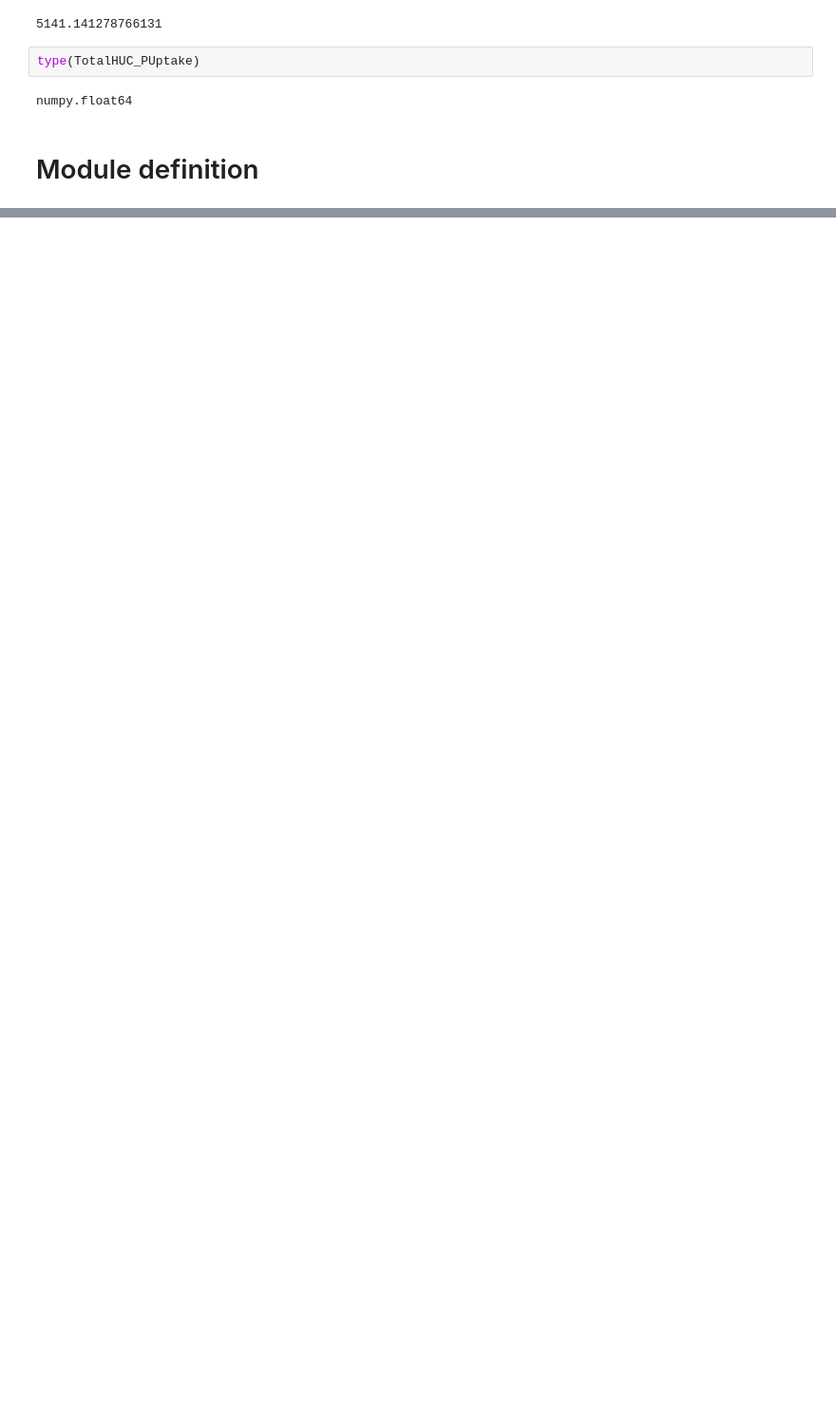
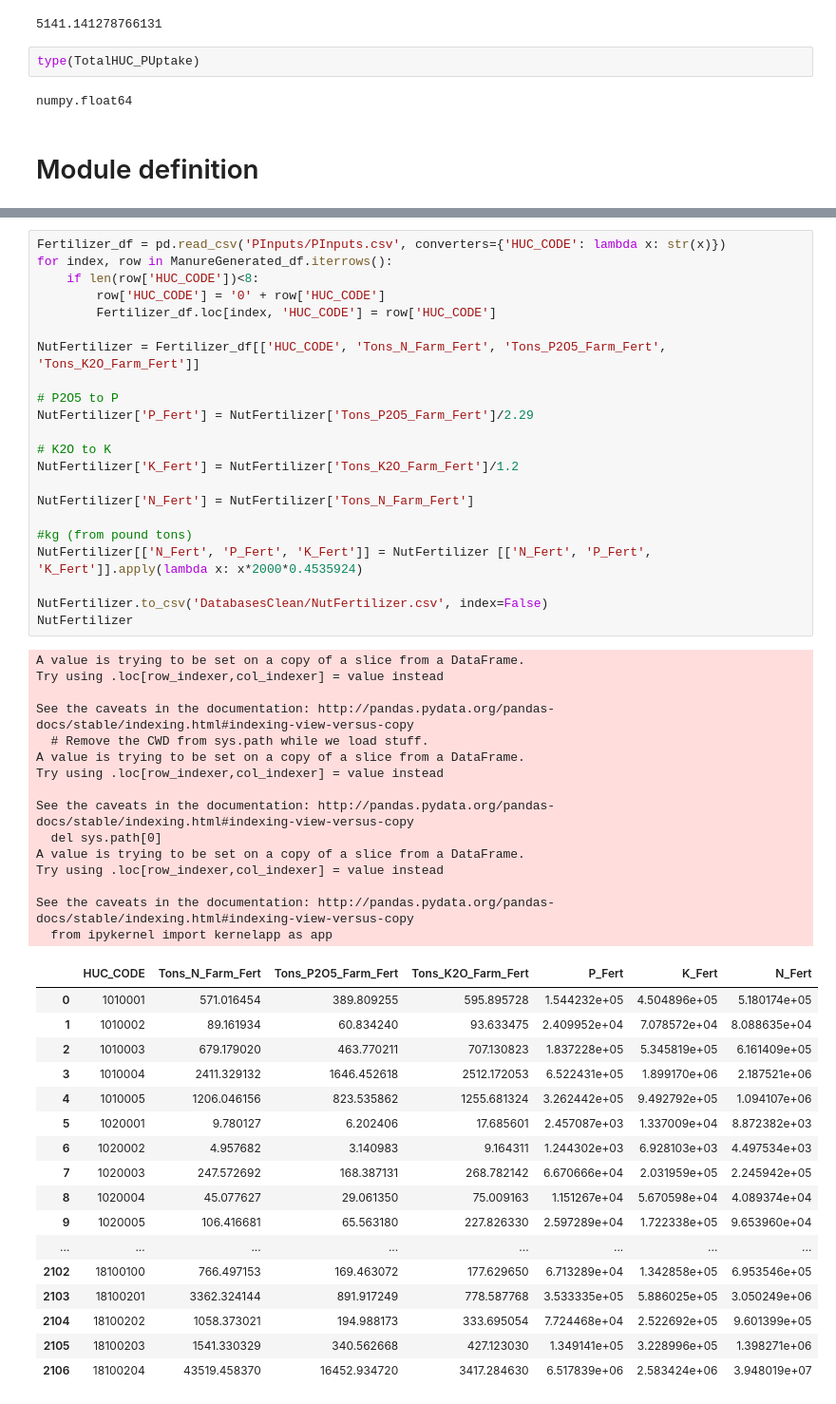
Before and after one commit to emartinher-PSEM3/Ceres, a Jupyter notebook: cereslibrary/TES/TES.ipynb, the cells around one changed output, grey strips where cells are left out. Shown at 95% size. Cells and saved outputs as stored; diff of their text form; blank space fills up the shorter version.

```diff
--- a/cereslibrary/TES/TES.ipynb
+++ b/cereslibrary/TES/TES.ipynb
@@ -965,0 +1192,55 @@ geopandas.GeoDataFrame.from_file('watershed/huc8sum.shp').set_index('HUC_8').loc
+# %%
+Fertilizer_df = pd.read_csv('PInputs/PInputs.csv', converters={'HUC_CODE': lambda x: str(x)})
+for index, row in ManureGenerated_df.iterrows():
+    if len(row['HUC_CODE'])<8:
+        row['HUC_CODE'] = '0' + row['HUC_CODE']
+        Fertilizer_df.loc[index, 'HUC_CODE'] = row['HUC_CODE']
+
+NutFertilizer = Fertilizer_df[['HUC_CODE', 'Tons_N_Farm_Fert', 'Tons_P2O5_Farm_Fert', 'Tons_K2O_Farm_Fert']]
+
+# P2O5 to P
+NutFertilizer['P_Fert'] = NutFertilizer['Tons_P2O5_Farm_Fert']/2.29
+
+# K2O to K
+NutFertilizer['K_Fert'] = NutFertilizer['Tons_K2O_Farm_Fert']/1.2
+
+NutFertilizer['N_Fert'] = NutFertilizer['Tons_N_Farm_Fert']
+
+#kg (from pound tons)
+NutFertilizer[['N_Fert', 'P_Fert', 'K_Fert']] = NutFertilizer [['N_Fert', 'P_Fert', 'K_Fert']].apply(lambda x: x*2000*0.4535924)
+
+NutFertilizer.to_csv('DatabasesClean/NutFertilizer.csv', index=False)
+NutFertilizer
+# %% [output]
+A value is trying to be set on a copy of a slice from a DataFrame.
+Try using .loc[row_indexer,col_indexer] = value instead
+
+See the caveats in the documentation: http://pandas.pydata.org/pandas-docs/stable/indexing.html#indexing-view-versus-copy
+  # Remove the CWD from sys.path while we load stuff.
+A value is trying to be set on a copy of a slice from a DataFrame.
+Try using .loc[row_indexer,col_indexer] = value instead
+
+See the caveats in the documentation: http://pandas.pydata.org/pandas-docs/stable/indexing.html#indexing-view-versus-copy
+  del sys.path[0]
+A value is trying to be set on a copy of a slice from a DataFrame.
+Try using .loc[row_indexer,col_indexer] = value instead
+
+See the caveats in the documentation: http://pandas.pydata.org/pandas-docs/stable/indexing.html#indexing-view-versus-copy
+  from ipykernel import kernelapp as app
+|  | HUC_CODE | Tons_N_Farm_Fert | Tons_P2O5_Farm_Fert | Tons_K2O_Farm_Fert | P_Fert | K_Fert | N_Fert |
+| 0 | 1010001 | 571.016454 | 389.809255 | 595.895728 | 1.544232e+05 | 4.504896e+05 | 5.180174e+05 |
+| 1 | 1010002 | 89.161934 | 60.834240 | 93.633475 | 2.409952e+04 | 7.078572e+04 | 8.088635e+04 |
+| 2 | 1010003 | 679.179020 | 463.770211 | 707.130823 | 1.837228e+05 | 5.345819e+05 | 6.161409e+05 |
+| 3 | 1010004 | 2411.329132 | 1646.452618 | 2512.172053 | 6.522431e+05 | 1.899170e+06 | 2.187521e+06 |
+| 4 | 1010005 | 1206.046156 | 823.535862 | 1255.681324 | 3.262442e+05 | 9.492792e+05 | 1.094107e+06 |
+| 5 | 1020001 | 9.780127 | 6.202406 | 17.685601 | 2.457087e+03 | 1.337009e+04 | 8.872382e+03 |
+| 6 | 1020002 | 4.957682 | 3.140983 | 9.164311 | 1.244302e+03 | 6.928103e+03 | 4.497534e+03 |
+| 7 | 1020003 | 247.572692 | 168.387131 | 268.782142 | 6.670666e+04 | 2.031959e+05 | 2.245942e+05 |
+| 8 | 1020004 | 45.077627 | 29.061350 | 75.009163 | 1.151267e+04 | 5.670598e+04 | 4.089374e+04 |
+| 9 | 1020005 | 106.416681 | 65.563180 | 227.826330 | 2.597289e+04 | 1.722338e+05 | 9.653960e+04 |
+| ... | ... | ... | ... | ... | ... | ... | ... |
+| 2102 | 18100100 | 766.497153 | 169.463072 | 177.629650 | 6.713289e+04 | 1.342858e+05 | 6.953546e+05 |
+| 2103 | 18100201 | 3362.324144 | 891.917249 | 778.587768 | 3.533335e+05 | 5.886025e+05 | 3.050249e+06 |
+| 2104 | 18100202 | 1058.373021 | 194.988173 | 333.695054 | 7.724468e+04 | 2.522692e+05 | 9.601399e+05 |
+| 2105 | 18100203 | 1541.330329 | 340.562668 | 427.123030 | 1.349141e+05 | 3.228996e+05 | 1.398271e+06 |
+| 2106 | 18100204 | 43519.458370 | 16452.934720 | 3417.284630 | 6.517839e+06 | 2.583424e+06 | 3.948019e+07 |
```
Also changed, not shown: parts of 16 cells of this notebook, 22 other files.
